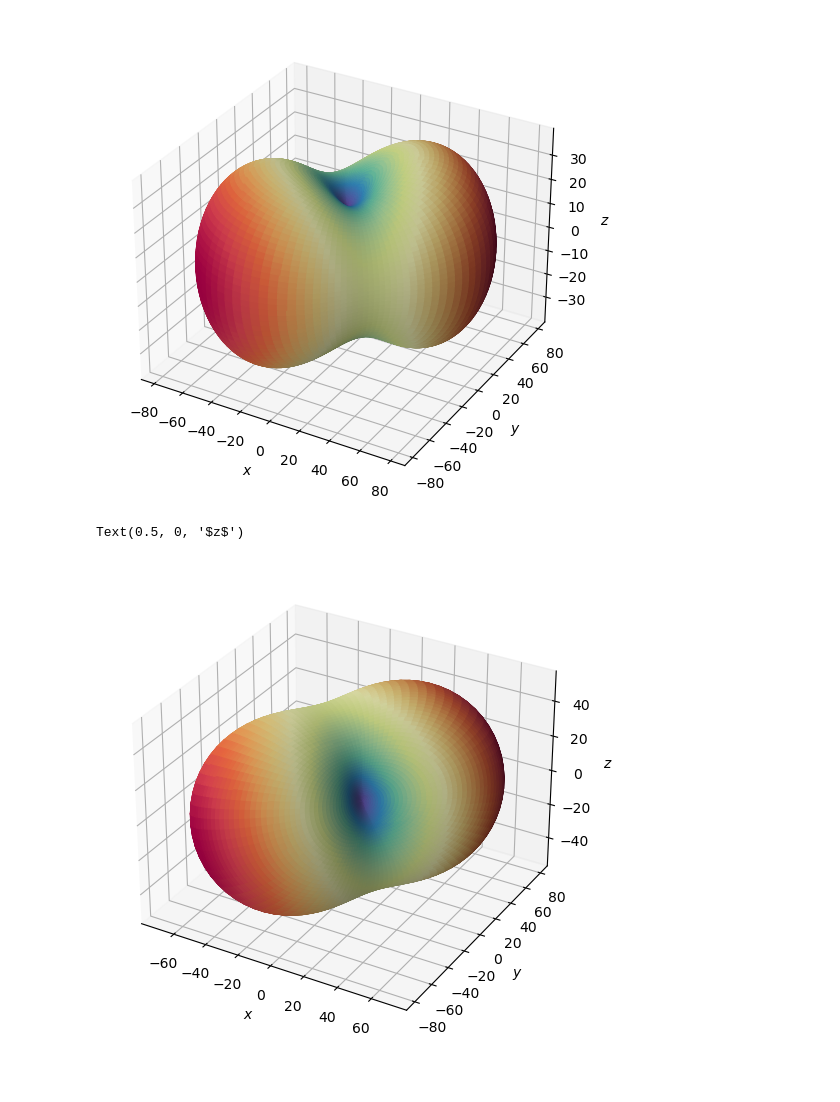
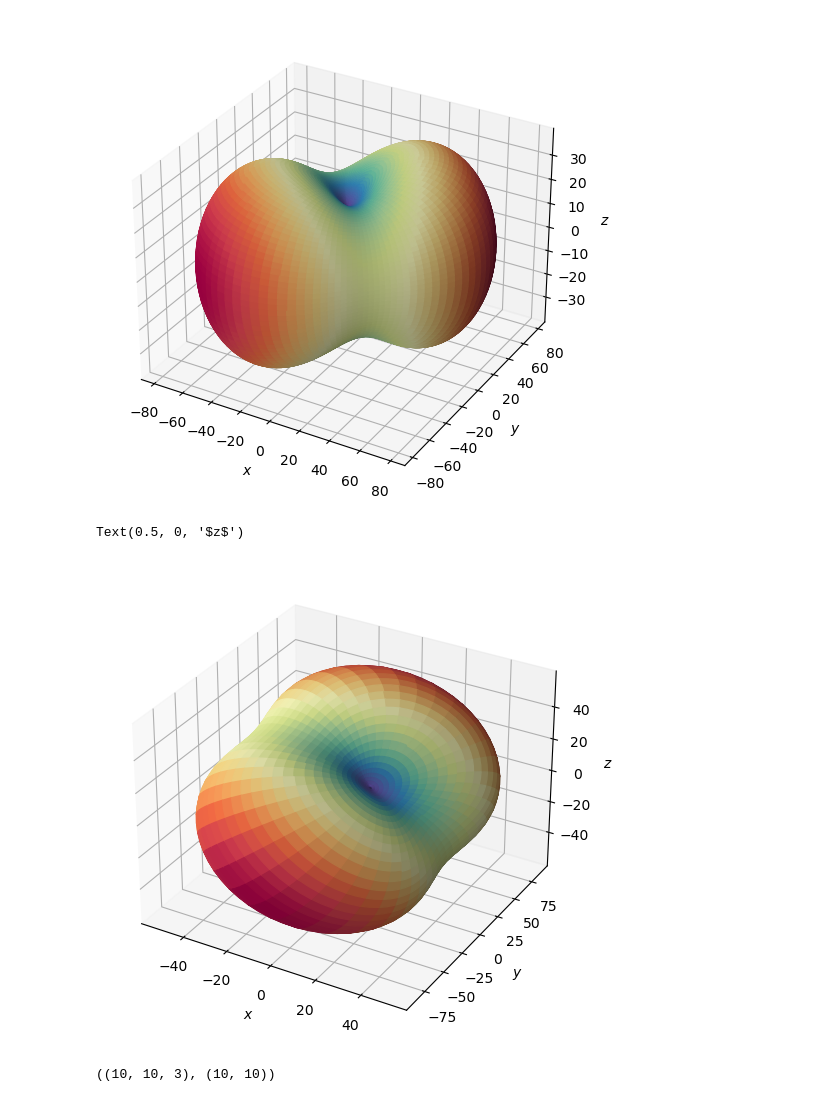
Before and after one commit to bertopadron/FTIR-EBSD, a Jupyter notebook: In_progress_MALS.ipynb, the cells around one changed output. Cells and saved outputs as stored; diff of their text form; code cells hidden in the pictures.

```diff
--- a/In_progress_MALS.ipynb
+++ b/In_progress_MALS.ipynb
@@ -118,17 +119,17 @@ Text(0.5, 0, '$z$')
 [figure]
 # %%
 #define a rotation in euler space
-new_rotation = r.from_euler('zyx', [30, 45, 60], degrees=True)
+new_rotation = r.from_euler('zxz', [30, 45, 60], degrees=True)
 
 # apply new rotation
 new_coordinates = coordinates @ new_rotation.as_matrix().T
 # %%
 fig5, ax = plt.subplots(subplot_kw={"projection": "3d"}, constrained_layout=True)
 
-ax.plot_surface(new_coordinates[:,:,0], new_coordinates[:,:,1], new_coordinates[:,:,2], rstride=1, cstride=1, facecolors=cm.Spectral_r(Tcolors))
+ax.plot_surface(new_coordinates[:,:,0], new_coordinates[:,:,1], new_coordinates[:,:,2], facecolors=cm.Spectral_r(Tcolors))
 ax.set_xlabel(r'$x$')
 ax.set_ylabel(r'$y$')
 ax.set_zlabel(r'$z$')
 # %% [output]
 Text(0.5, 0, '$z$')
-[figure, old version]
+[figure, new version]
@@ -134,0 +177,10 @@ Text(0.5, 0, '$z$')
+# %%
+# generate 20 points
+T_obs = generate_T_mesh(density=10)
+x = T[:, :, 0]
+y = T[:, :, 1]
+z = T[:, :, 2]
+
+T.shape, x.shape
+# %% [output]
+((10, 10, 3), (10, 10))
```
Also changed, not shown: parts of 8 cells of this notebook.
